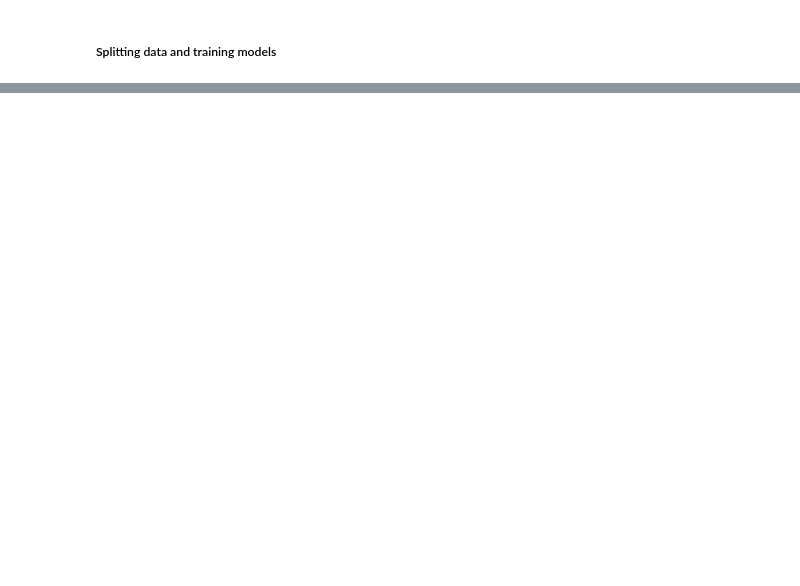
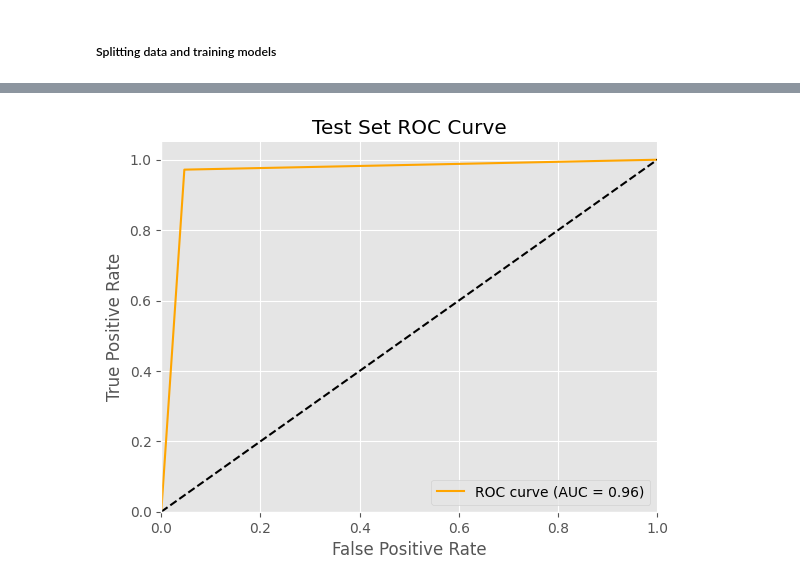
Before and after one commit to isaacmenchaca97/breast_cancer_detection, a Jupyter notebook: breast_cancer.ipynb, the cells around one changed output, grey strips where cells are left out. Cells and saved outputs as stored; diff of their text form; code cells hidden in the pictures; blank space fills up the shorter version.

```diff
--- a/breast_cancer.ipynb
+++ b/breast_cancer.ipynb
@@ -366,0 +382,18 @@ sorted_scores_df
+# %%
+#Initiating the model
+model = LogisticRegression(solver='liblinear', random_state=42,  n_jobs=-1, class_weight=class_weights)
+
+#fitting the model
+model.fit(X_train, y_train)
+
+#making the predictions
+LRtrain_preds = model.predict(X_test)
+
+#Creating the confusion matrix
+confusionmatrix = np.around(confusion_matrix(y_test, LRtrain_preds, normalize='true'),3)
+
+#Plotting the Confusion Matrix
+fig = px.imshow(confusionmatrix, template='ggplot2',text_auto=True, aspect="auto",
+                labels=dict(x="Predicted Label", y="Correct Label", color='Value'))
+fig.update_xaxes(side="bottom")
+fig.show()
@@ -366,0 +402,24 @@ sorted_scores_df
+# %%
+# Assuming you have your model predictions and true labels
+y_pred = model.predict(X_test)  # Replace with your model's predictions
+fpr, tpr, thresholds = roc_curve(y_test, y_pred)
+
+# Calculate AUC (Area Under the ROC Curve)
+auc = roc_auc_score(y_test, y_pred)
+
+# Plot the ROC curve
+plt.figure()
+plt.plot(fpr, tpr, label='ROC curve (AUC = {:.2f})'.format(auc), color='orange')
+plt.plot([0, 1], [0, 1], 'k--')  # Random guessing line
+plt.xlim([0.0, 1.0])
+plt.ylim([0.0, 1.05])
+
+plt.gca().spines['top'].set_visible(False)
+plt.gca().spines['right'].set_visible(False)
+plt.xlabel('False Positive Rate')
+plt.ylabel('True Positive Rate')
+plt.title('Test Set ROC Curve')
+plt.legend(loc="lower right")
+plt.show()
+# %% [output]
+[figure, added]
```
Also changed, not shown: parts of 11 cells of this notebook.
